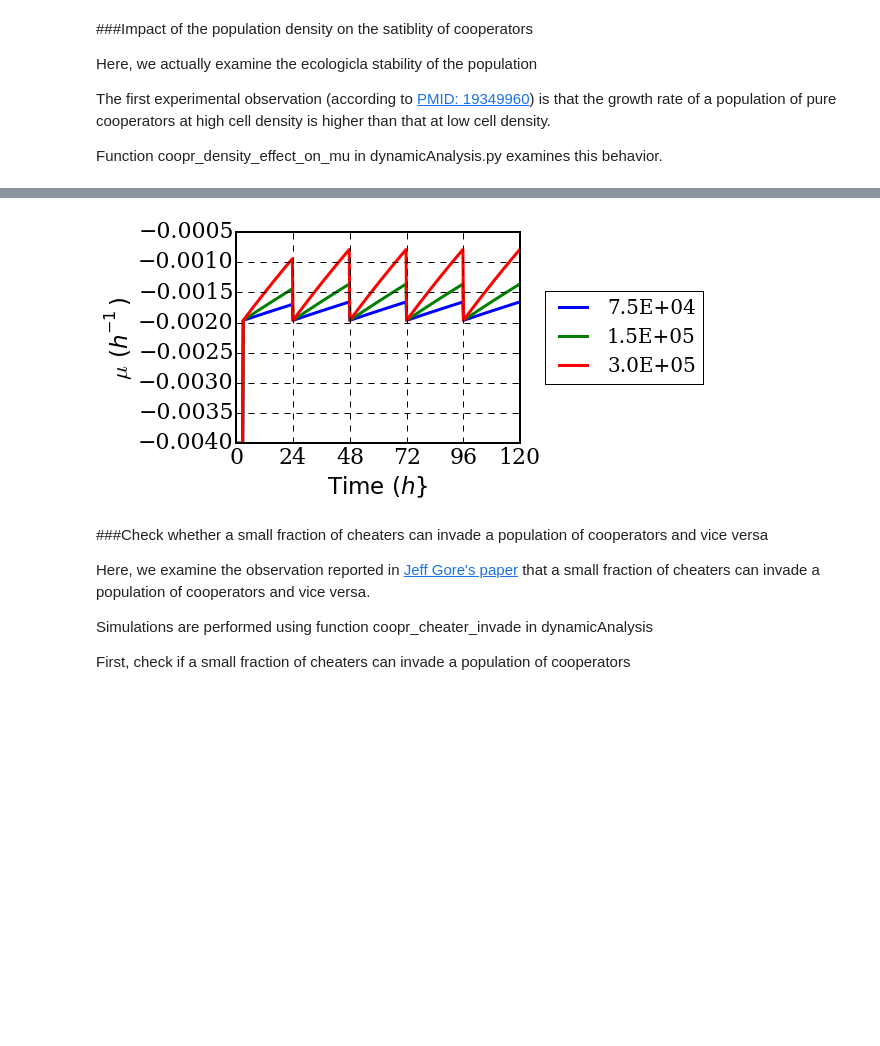
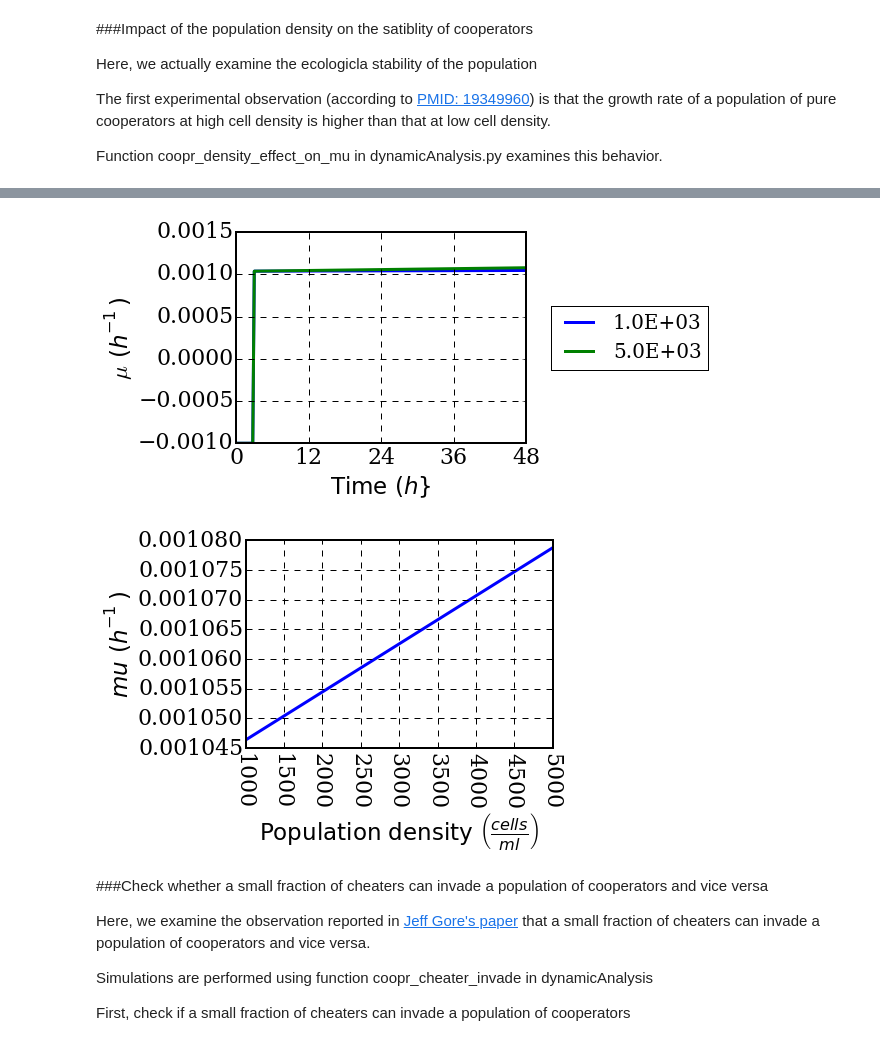
Before and after one commit to auz107/DS_Lab, a Jupyter notebook: yeast_sucrose/yeast_coopr_cheater.ipynb, the cells around one changed output, grey strips where cells are left out. Saved outputs shown, nothing was run; the diff lists cells and outputs as text; code cells hidden in the pictures; blank space fills up the shorter version.

```diff
--- a/yeast_sucrose/yeast_coopr_cheater.ipynb
+++ b/yeast_sucrose/yeast_coopr_cheater.ipynb
@@ -203,6 +203,5 @@ imp.reload(sys.modules['tools.ancillary.plot'])
 
 from dynamicAnalysis import plot_density
 
-plot_density(results_filenames = ['results/dynamic_coopr_density_effect_on_mu_low.py','results/dynamic_coopr_density_effect_on_mu_base.py',
-                                 'results/dynamic_coopr_density_effect_on_mu_high.py'] ,output_filename = 'results/coopr_density_effect_on_mu.pdf')
+plot_density(results_filename = 'results/dynamic_coopr_density_effect_on_mu.py' ,output_filename = 'results/coopr_density_effect_on_mu.pdf')
 # %% [output]
@@ -212,4 +208,5 @@ plot_density(results_filenames = ['results/dynamic_coopr_density_effect_on_mu_lo
-[figure, old version]
+[figure, new version]
+[figure, added]
 # %% [markdown]
 ###Check whether a small fraction of cheaters can invade a population of cooperators and vice versa
 
```
Also changed, not shown: parts of 1 cell of this notebook, 26 other files.
